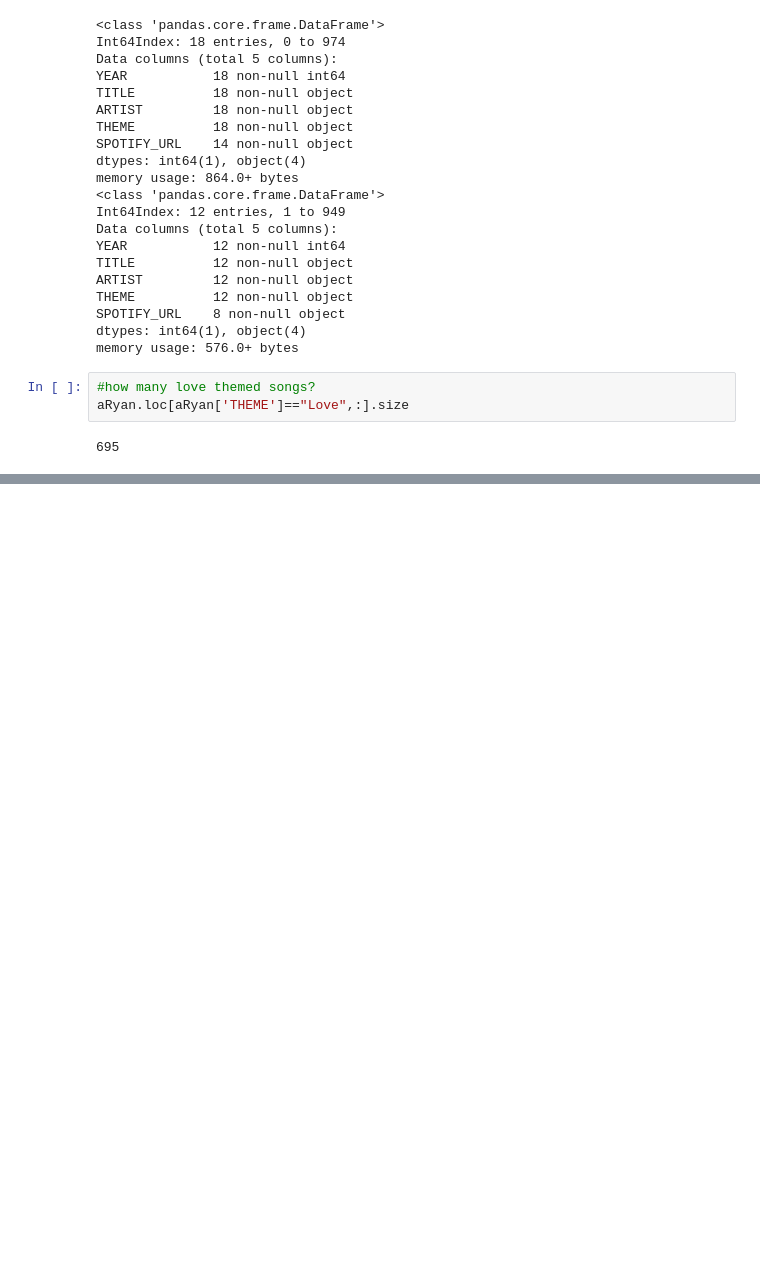
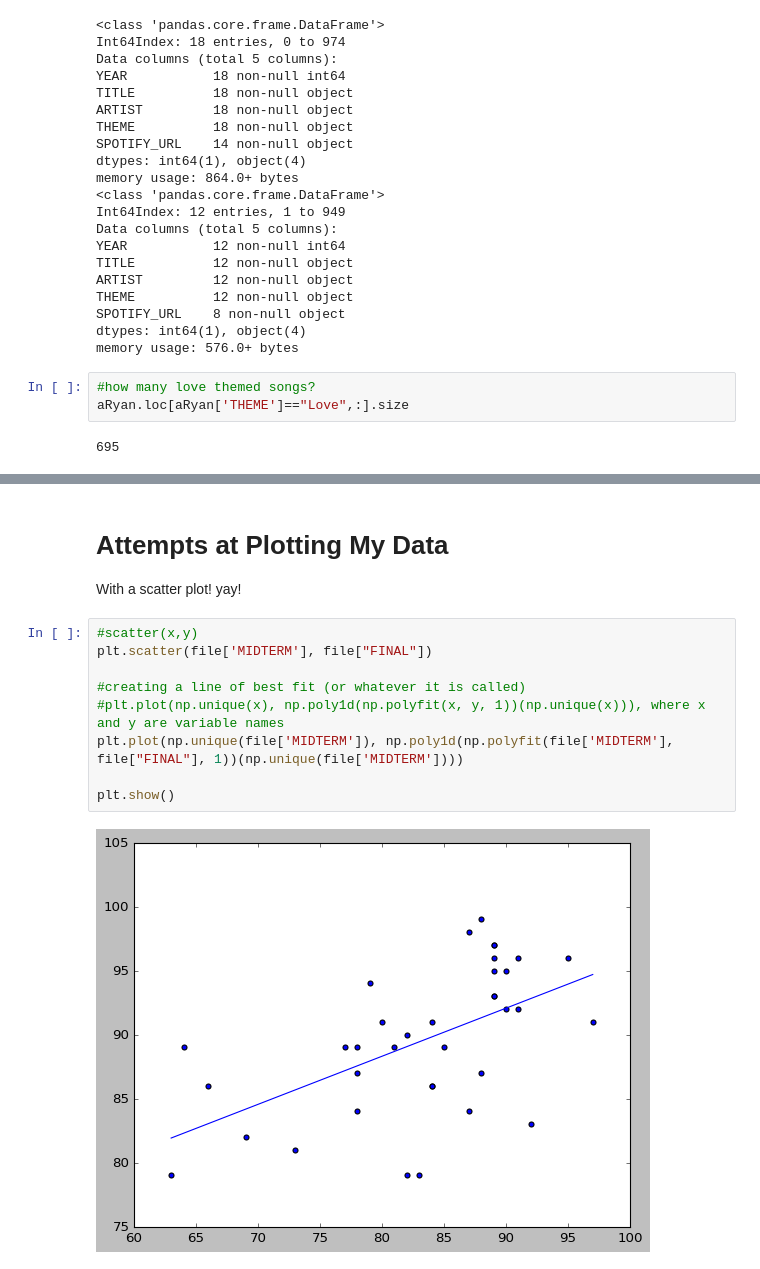
Before and after one commit to mmj32/Class-Practice-Repo, a Jupyter notebook: todo5/pandas_notes2_margaret.ipynb, the cells around one changed output, grey strips where cells are left out. Drawn from its saved outputs; the diff is of its cells as text; blank space fills up the shorter version.

```diff
--- a/todo5/pandas_notes2_margaret.ipynb
+++ b/todo5/pandas_notes2_margaret.ipynb
@@ -265,0 +303,14 @@ aRyan.loc[aRyan['THEME']=="Love",:].size
+# %% [markdown]
+# Attempts at Plotting My Data
+With a scatter plot! yay!
+# %%
+#scatter(x,y)
+plt.scatter(file['MIDTERM'], file["FINAL"])
+
+#creating a line of best fit (or whatever it is called)
+#plt.plot(np.unique(x), np.poly1d(np.polyfit(x, y, 1))(np.unique(x))), where x and y are variable names
+plt.plot(np.unique(file['MIDTERM']), np.poly1d(np.polyfit(file['MIDTERM'], file["FINAL"], 1))(np.unique(file['MIDTERM'])))
+
+plt.show()
+# %% [output]
+[figure, added]
```
Also changed, not shown: parts of 5 cells of this notebook.
